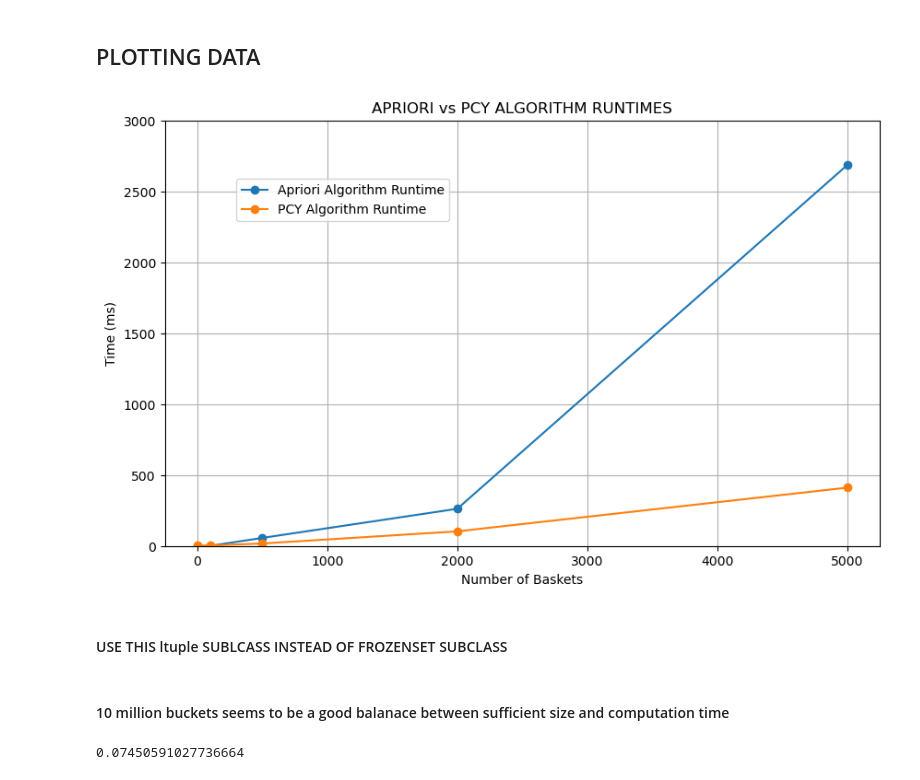
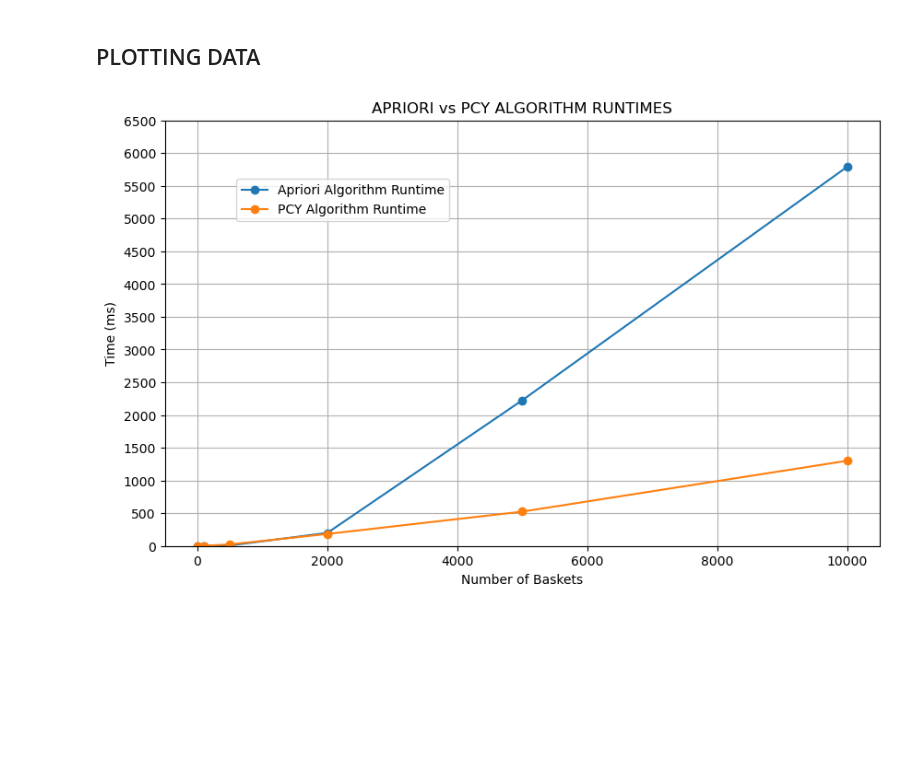
Before and after one commit to Syed-A-Naqvi/dataMining_and_machineLearning, a Jupyter notebook: retail_dataset_association_rule_mining/comparison.ipynb, the cells around one changed output. Saved outputs shown, nothing was run; the diff lists cells and outputs as text; code cells hidden in the pictures; blank space fills up the shorter version.

```diff
--- a/retail_dataset_association_rule_mining/comparison.ipynb
+++ b/retail_dataset_association_rule_mining/comparison.ipynb
@@ -127,7 +124,7 @@ def pcy_algorithm(dataset, min_support, hash_buckets) -> list:
     # L1 is mapping of frequent singletons
     L1 = C1
     for i in L1:
-        frequent_items.append(i)
+        frequent_items.append([i])
 
     # converting buckets to a bit vector
     bitvector = 0
@@ -152,18 +149,9 @@ def pcy_algorithm(dataset, min_support, hash_buckets) -> list:
                 C2[p] += 1
 
 
-
-    # pruning infrequent item pairs
-    pairs = tuple(C2)
-
-    for p in pairs:
-        if C2[p] < min_support:
-            del C2[p]
-
-    L2 = C2
-    for p in L2:
-        frequent_items.append(p)
-
+    # Appending all frequent candidate pairs
+    for p in C2:
+        frequent_items.append(list(p))
 
 
     return frequent_items
@@ -172,10 +160,14 @@ def pcy_algorithm(dataset, min_support, hash_buckets) -> list:
 # %%
 # generating a sequence of partitions of the dataset
 # each partition is from the oth to nth basket
-partitions = [0, 100, 500, 2000, 5000]
+partitions = [0, 100, 500, 2000, 5000, 10000]
 
-# this is the total number of bits that can be stored in a single integer
-NUM_BUCKETS = 14285
+# with roughly 16000 unique items there are roughly 135 million possible unique item pairs
+# each partition could potentially contain all or most unique item pairs
+    # a fully populated dictionary with 100 million int:int entries takes up roughly 7GB of memory
+    # a fully populated dictionary with 10 million int:int entries takes up roughly 0.83GB of memory
+# thus we avoid many bucket collisions even if a high percentage of the potential pairs do exist in the partitions,
+NUM_BUCKETS = 10000000
 
 # data points for graphing
 x = [] # number of baskets
@@ -206,23 +198,21 @@ for E in partitions:
 # %%
 # Create a figure with 1 subplots
 fig, ax = plt.subplots(figsize=(10,6))
 # Plotting apriori runtimes
 ax.plot(x, ap_y, '-o', label='Apriori Algorithm Runtime')
 # Plotting pcy runtimes
 ax.plot(x, pcy_y, '-o', label='PCY Algorithm Runtime')
 
 
 # Adding labels and a title
 ax.set_xlabel('Number of Baskets')
 ax.set_ylabel('Time (ms)')
 ax.set_title('APRIORI vs PCY ALGORITHM RUNTIMES')
 ax.grid()
 ax.set_ylim(0,max(pcy_y))
-ax.set_yticks( range(0,round(max(pcy_y)+3000),500) )
+ax.set_yticks( range(0,round(max(pcy_y)+5500),500) )
 ax.legend(loc=(0.1,0.763))
 
 plt.show()
 # %% [output]
-[figure, old version]
+[figure, new version]
-# %% [markdown]
-#### USE THIS  ltuple SUBLCASS INSTEAD OF FROZENSET SUBCLASS
@@ -234,11 +218,0 @@ class ltuple(tuple):
-# %% [markdown]
-#### 10 million buckets seems to be a good balanace between sufficient size and computation time
-# %%
-import numpy as np
-array = np.zeros((10000000,))
-
-print(sys.getsizeof(array)/(2**30))
-for i in range(len(array)):
-    array[i] = i
-# %% [output]
-0.07450591027736664
```
Also changed, not shown: parts of 7 cells of this notebook, 14 other files.
